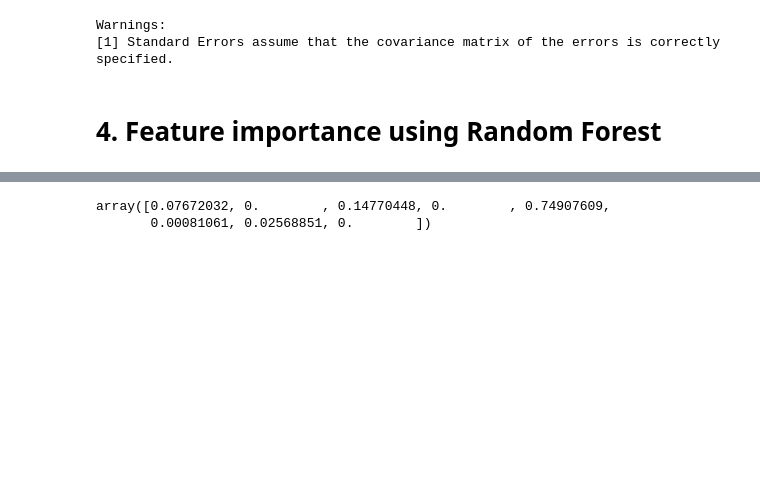
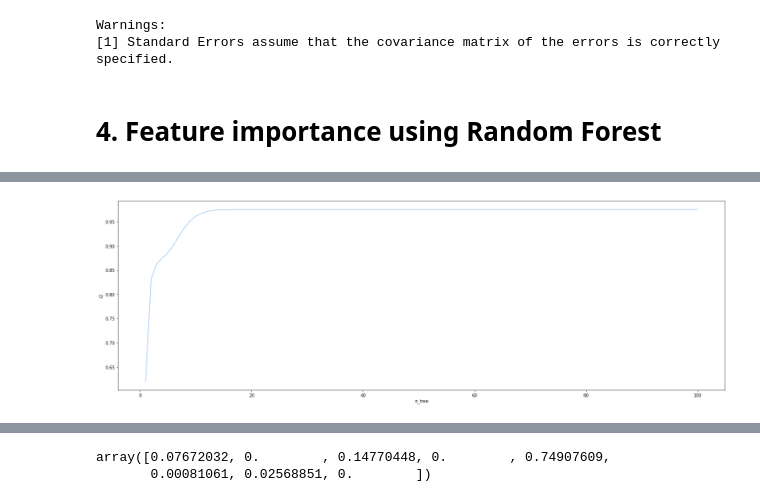
Before and after one commit to Kiminjo/data-mining-lecture, a Jupyter notebook: regression.ipynb, the cells around one changed output, grey strips where cells are left out. Cells and saved outputs as stored; diff of their text form; code cells hidden in the pictures; blank space fills up the shorter version.

Commit message:
draw tree plot

```diff
--- a/regression.ipynb
+++ b/regression.ipynb
@@ -348,6 +350,3 @@ Warnings:
 [1] Standard Errors assume that the covariance matrix of the errors is correctly specified.
 # %% [markdown]
 # 4. Feature importance using Random Forest
-# %%
-rf = RandomForestRegressor(max_depth=2, random_state=0)
-rf.fit(X,y)
@@ -361,0 +353,15 @@ RandomForestRegressor(bootstrap=True, ccp_alpha=0.0, criterion='mse',
+# %%
+rf_r2 = [0]*100
+
+for depth in range(1, 101) :
+    rf = RandomForestRegressor(max_depth=depth, random_state=0)
+    rf.fit(X, y)
+    rf_r2[depth-1] = r2_score(y, rf.predict(X))
+# %%
+rf_r2_value = pd.DataFrame({'r2' : rf_r2})
+
+a = [0]*100
+for num in range(1, 101) :
+    a[num-1] = num
+
+rf_r2_value['n_tree'] = a
@@ -361,0 +382,9 @@ RandomForestRegressor(bootstrap=True, ccp_alpha=0.0, criterion='mse',
+# %%
+fig, ax = plt.subplots(figsize=(25,8))
+
+sns.lineplot(x=rf_r2_value.n_tree, y=rf_r2_value.r2, ax=ax)
+
+plt.savefig('depth_change.png')
+plt.show()
+# %% [output]
+[figure, added]
```
Also changed, not shown: parts of 10 cells of this notebook.
